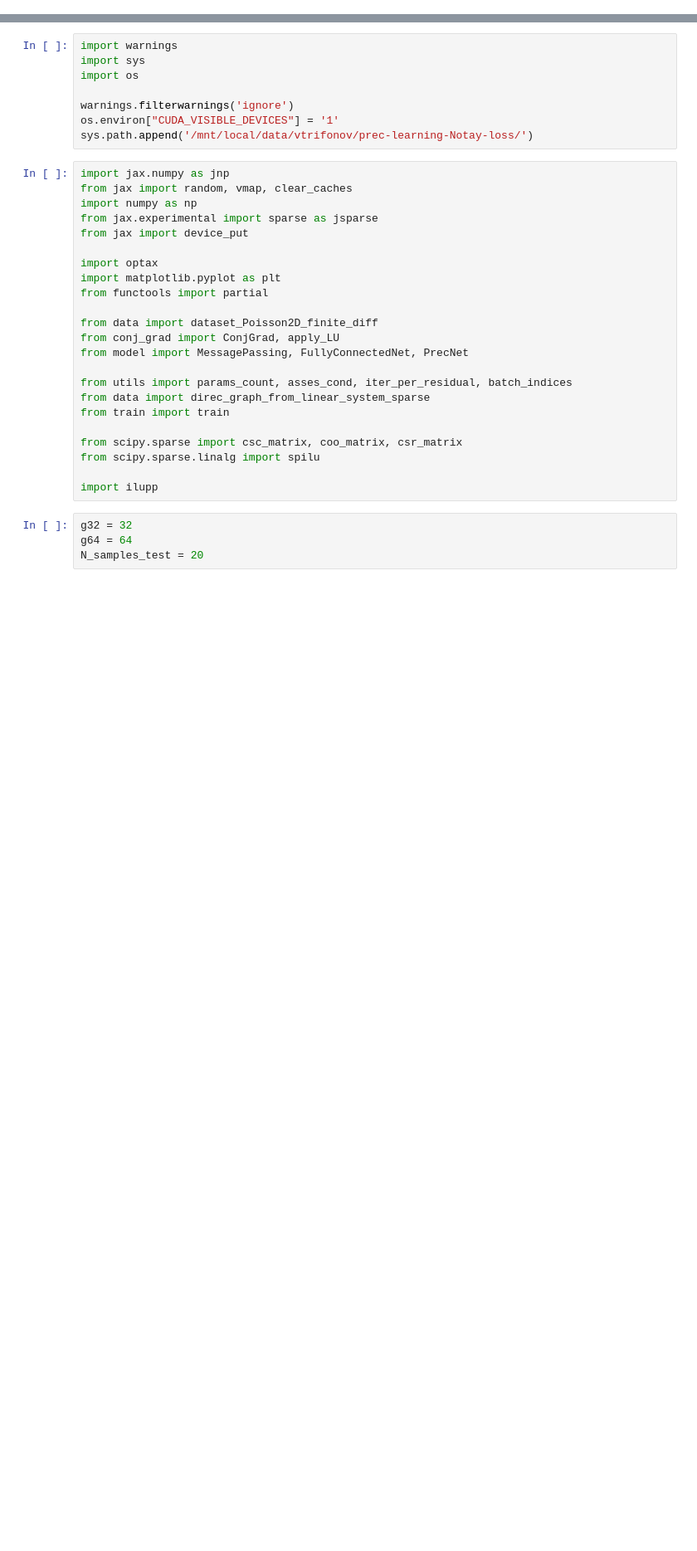
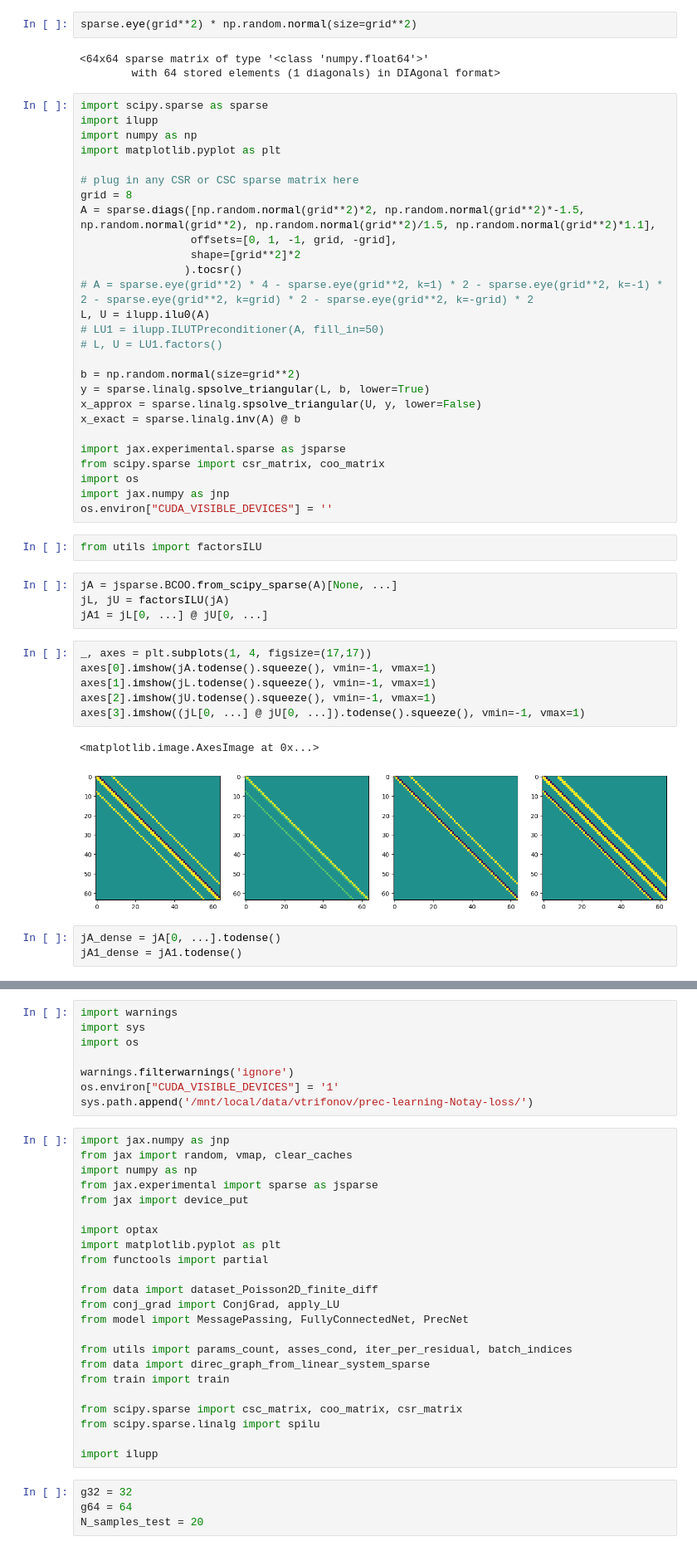
Before and after one commit to vltrifonov/PreCorrector, a Jupyter notebook: experiments/Compare_g32_b64.ipynb, the cells around one changed output, grey strips where cells are left out. Shown at 83% size. Saved outputs shown, nothing was run; the diff lists cells and outputs as text; blank space fills up the shorter version.

```diff
--- a/experiments/Compare_g32_b64.ipynb
+++ b/experiments/Compare_g32_b64.ipynb
@@ -0,0 +10,50 @@
+# %%
+sparse.eye(grid**2) * np.random.normal(size=grid**2)
+# %% [output]
+<64x64 sparse matrix of type '<class 'numpy.float64'>'
+        with 64 stored elements (1 diagonals) in DIAgonal format>
+# %%
+import scipy.sparse as sparse
+import ilupp
+import numpy as np
+import matplotlib.pyplot as plt
+
+# plug in any CSR or CSC sparse matrix here
+grid = 8
+A = sparse.diags([np.random.normal(grid**2)*2, np.random.normal(grid**2)*-1.5, np.random.normal(grid**2), np.random.normal(grid**2)/1.5, np.random.normal(grid**2)*1.1],
+                 offsets=[0, 1, -1, grid, -grid],
+                 shape=[grid**2]*2
+                ).tocsr()
+# A = sparse.eye(grid**2) * 4 - sparse.eye(grid**2, k=1) * 2 - sparse.eye(grid**2, k=-1) * 2 - sparse.eye(grid**2, k=grid) * 2 - sparse.eye(grid**2, k=-grid) * 2
+L, U = ilupp.ilu0(A)
+# LU1 = ilupp.ILUTPreconditioner(A, fill_in=50)
+# L, U = LU1.factors()
+
+b = np.random.normal(size=grid**2)
+y = sparse.linalg.spsolve_triangular(L, b, lower=True)
+x_approx = sparse.linalg.spsolve_triangular(U, y, lower=False)
+x_exact = sparse.linalg.inv(A) @ b
+
+import jax.experimental.sparse as jsparse
+from scipy.sparse import csr_matrix, coo_matrix
+import os
+import jax.numpy as jnp
+os.environ["CUDA_VISIBLE_DEVICES"] = ''
+# %%
+from utils import factorsILU
+# %%
+jA = jsparse.BCOO.from_scipy_sparse(A)[None, ...]
+jL, jU = factorsILU(jA)
+jA1 = jL[0, ...] @ jU[0, ...]
+# %%
+_, axes = plt.subplots(1, 4, figsize=(17,17))
+axes[0].imshow(jA.todense().squeeze(), vmin=-1, vmax=1)
+axes[1].imshow(jL.todense().squeeze(), vmin=-1, vmax=1)
+axes[2].imshow(jU.todense().squeeze(), vmin=-1, vmax=1)
+axes[3].imshow((jL[0, ...] @ jU[0, ...]).todense().squeeze(), vmin=-1, vmax=1)
+# %% [output]
+<matplotlib.image.AxesImage at 0x...>
+[figure, added]
+# %%
+jA_dense = jA[0, ...].todense()
+jA1_dense = jA1.todense()
```
Also changed, not shown: parts of 19 cells of this notebook, 4 other files.
